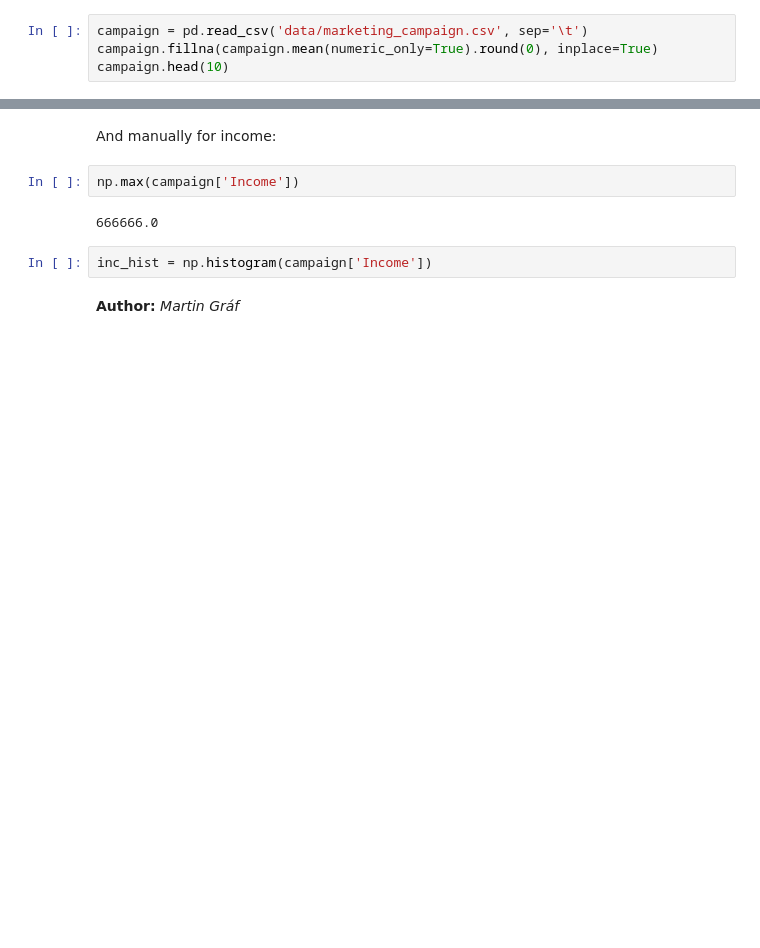
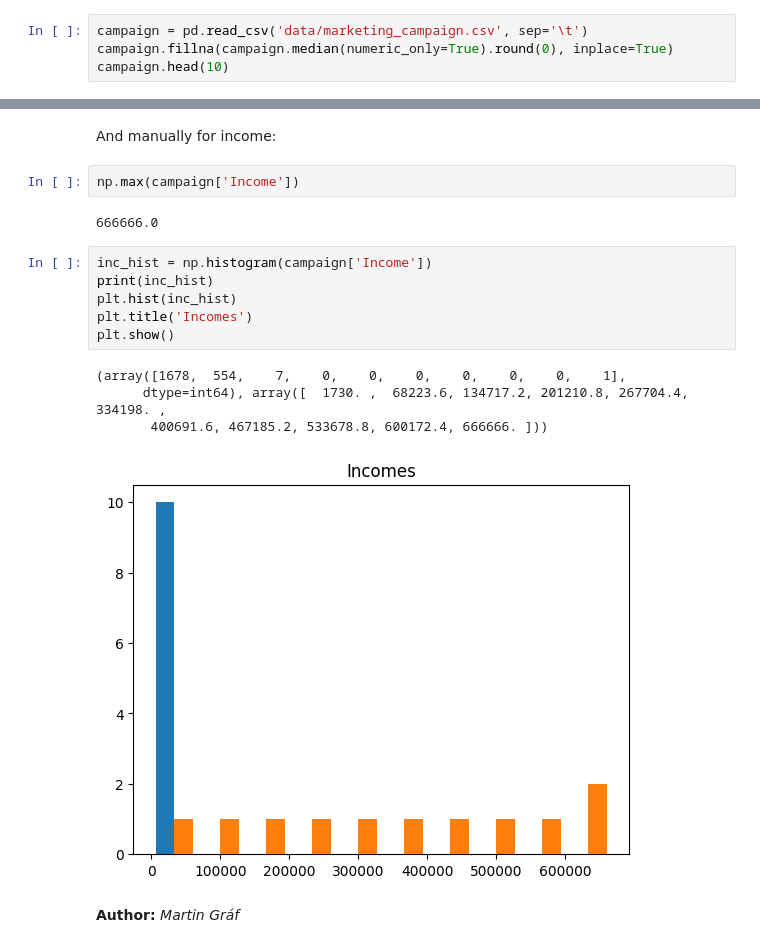
Before and after one commit to Neathac/Data-analysis-seminar, a Jupyter notebook: Project/lab_2_ver.ipynb, the cells around one changed output, grey strips where cells are left out. Drawn from its saved outputs; the diff is of its cells as text; blank space fills up the shorter version.

```diff
--- a/Project/lab_2_ver.ipynb
+++ b/Project/lab_2_ver.ipynb
@@ -24,7 +22,7 @@ It is concerned with the results of a broad marketing campaign across more than
 Now, let us finally open our data:
 # %%
 campaign = pd.read_csv('data/marketing_campaign.csv', sep='\t')
-campaign.fillna(campaign.mean(numeric_only=True).round(0), inplace=True)
+campaign.fillna(campaign.median(numeric_only=True).round(0), inplace=True)
 campaign.head(10)
 # %% [output]
 |  | ID | Year_Birth | Education | Marital_Status | Income | Kidhome | Teenhome | Dt_Customer | Recency | ... |
@@ -62,5 +65,14 @@ np.max(campaign['Income'])
 666666.0
 # %%
 inc_hist = np.histogram(campaign['Income'])
+print(inc_hist)
+plt.hist(inc_hist)
+plt.title('Incomes')
+plt.show()
+# %% [output]
+(array([1678,  554,    7,    0,    0,    0,    0,    0,    0,    1],
+      dtype=int64), array([  1730. ,  68223.6, 134717.2, 201210.8, 267704.4, 334198. ,
+       400691.6, 467185.2, 533678.8, 600172.4, 666666. ]))
+[figure, added]
 # %% [markdown]
 **Author:** *Martin Gráf*
```
Also changed, not shown: parts of 3 cells of this notebook.
